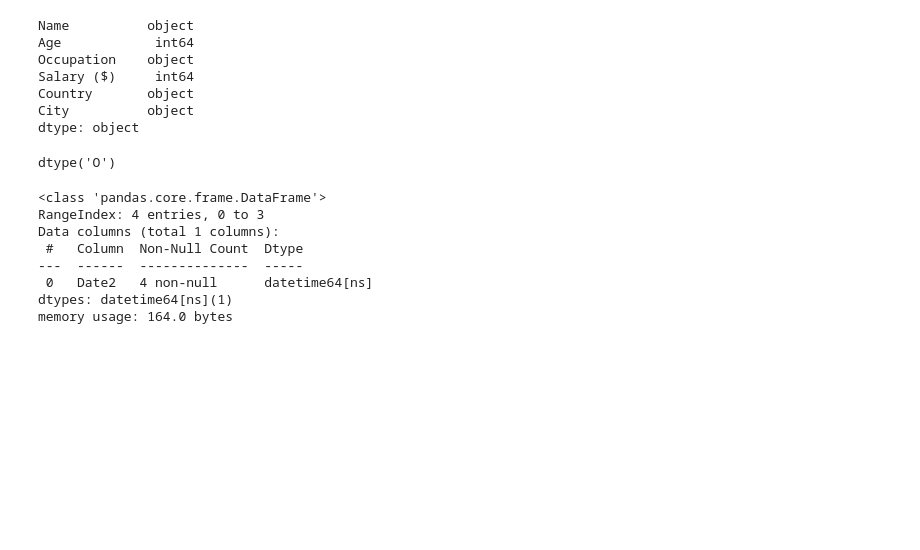
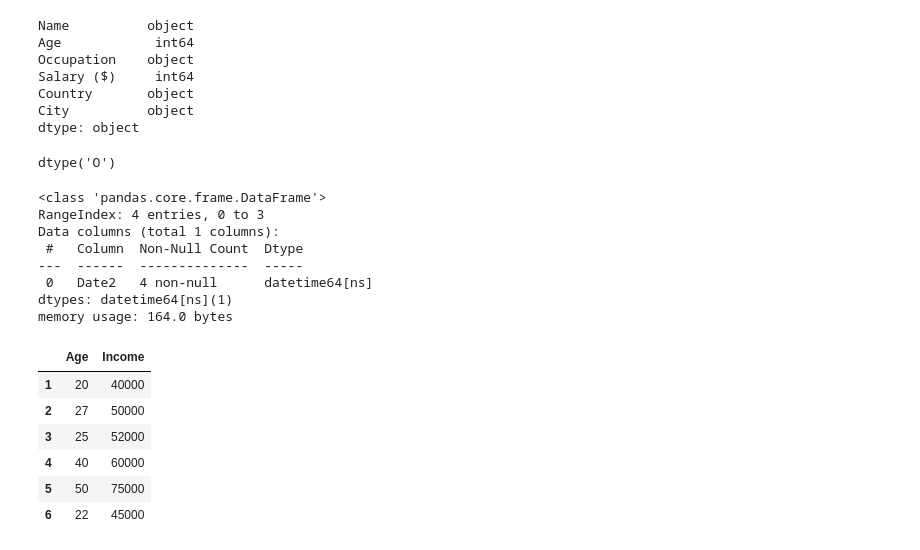
Before and after one commit to raaakibul/ML-course, a Jupyter notebook: Pandas/intro_to_pandas.ipynb, the cells around one changed output. Drawn from its saved outputs; the diff is of its cells as text; code cells hidden in the pictures; blank space fills up the shorter version.

Commit message:
pandas csv file and excel file added

```diff
--- a/Pandas/intro_to_pandas.ipynb
+++ b/Pandas/intro_to_pandas.ipynb
@@ -377,0 +376,14 @@ memory usage: 164.0 bytes
+# %%
+# %pip install openpyxl
+
+df = pd.read_excel('data.xlsx')
+df.index = range(1, len(df)+1)
+df
+# %% [output]
+|  | Age | Income |
+| 1 | 20 | 40000 |
+| 2 | 27 | 50000 |
+| 3 | 25 | 52000 |
+| 4 | 40 | 60000 |
+| 5 | 50 | 75000 |
+| 6 | 22 | 45000 |
```
Also changed, not shown: parts of 5 cells of this notebook, 2 other files.
